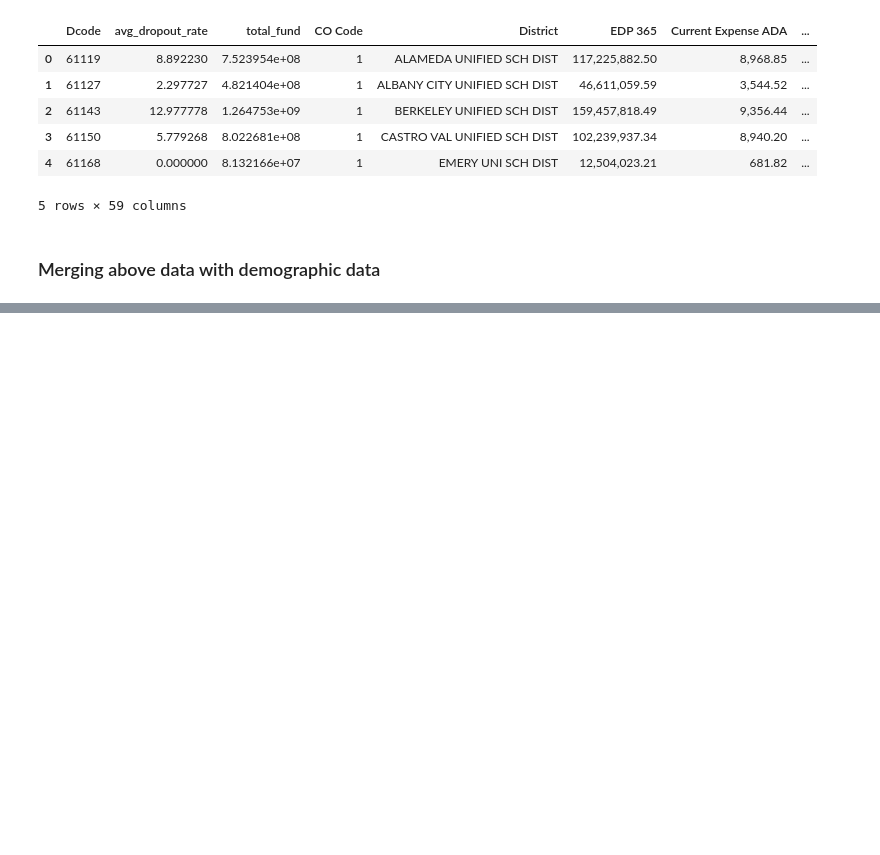
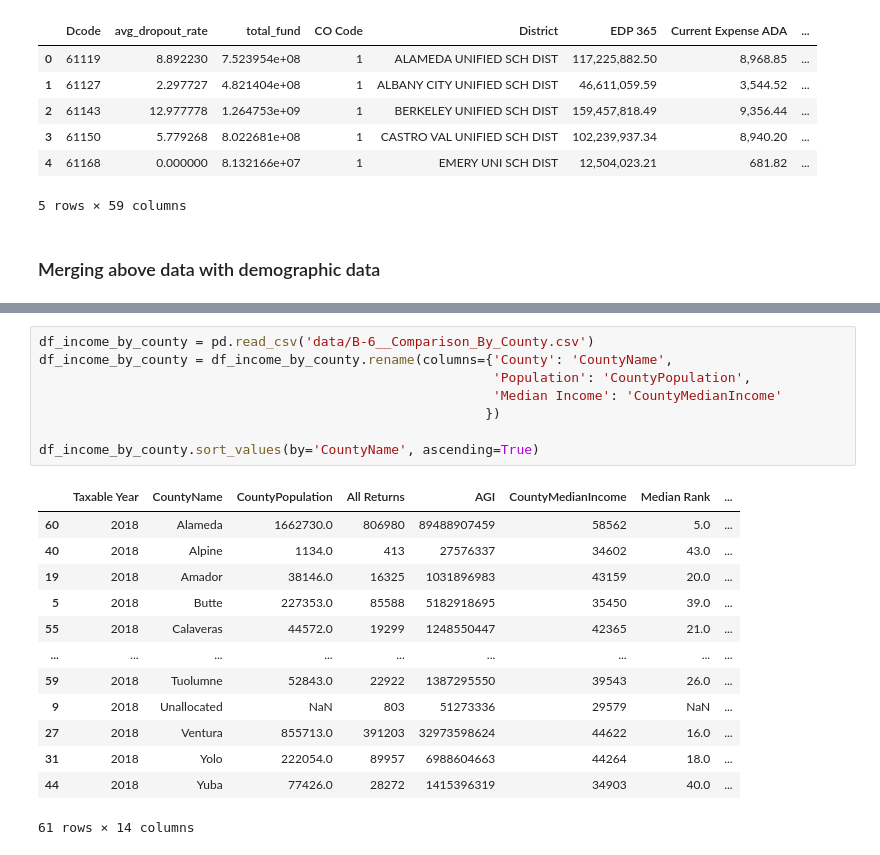
Before and after one commit to ArcyFlores/ds4a-capstone, a Jupyter notebook: school_financials_economically_disadvantaged_students.ipynb, the cells around one changed output, grey strips where cells are left out. Drawn from its saved outputs; the diff is of its cells as text; blank space fills up the shorter version.

```diff
--- a/school_financials_economically_disadvantaged_students.ipynb
+++ b/school_financials_economically_disadvantaged_students.ipynb
@@ -246,0 +333,22 @@ df_schools.head(-5)
+# %%
+df_income_by_county = pd.read_csv('data/B-6__Comparison_By_County.csv')
+df_income_by_county = df_income_by_county.rename(columns={'County': 'CountyName',
+                                                          'Population': 'CountyPopulation',
+                                                          'Median Income': 'CountyMedianIncome'
+                                                         })
+
+df_income_by_county.sort_values(by='CountyName', ascending=True)
+# %% [output]
+|  | Taxable Year | CountyName | CountyPopulation | All Returns | AGI | CountyMedianIncome | Median Rank | ... |
+| 60 | 2018 | Alameda | 1662730.0 | 806980 | 89488907459 | 58562 | 5.0 | ... |
+| 40 | 2018 | Alpine | 1134.0 | 413 | 27576337 | 34602 | 43.0 | ... |
+| 19 | 2018 | Amador | 38146.0 | 16325 | 1031896983 | 43159 | 20.0 | ... |
+| 5 | 2018 | Butte | 227353.0 | 85588 | 5182918695 | 35450 | 39.0 | ... |
+| 55 | 2018 | Calaveras | 44572.0 | 19299 | 1248550447 | 42365 | 21.0 | ... |
+| ... | ... | ... | ... | ... | ... | ... | ... | ... |
+| 59 | 2018 | Tuolumne | 52843.0 | 22922 | 1387295550 | 39543 | 26.0 | ... |
+| 9 | 2018 | Unallocated | NaN | 803 | 51273336 | 29579 | NaN | ... |
+| 27 | 2018 | Ventura | 855713.0 | 391203 | 32973598624 | 44622 | 16.0 | ... |
+| 31 | 2018 | Yolo | 222054.0 | 89957 | 6988604663 | 44264 | 18.0 | ... |
+| 44 | 2018 | Yuba | 77426.0 | 28272 | 1415396319 | 34903 | 40.0 | ... |
+61 rows × 14 columns
```
Also changed, not shown: parts of 23 cells of this notebook.
